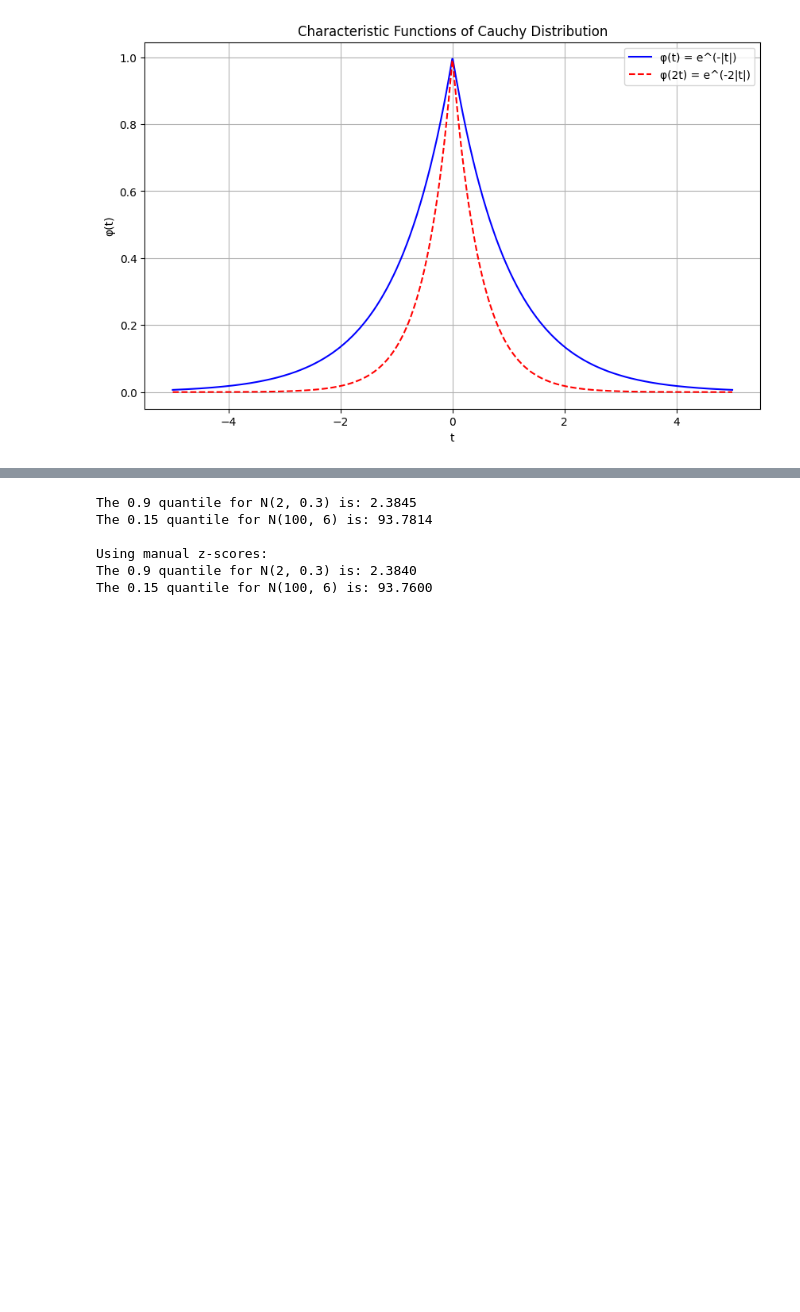
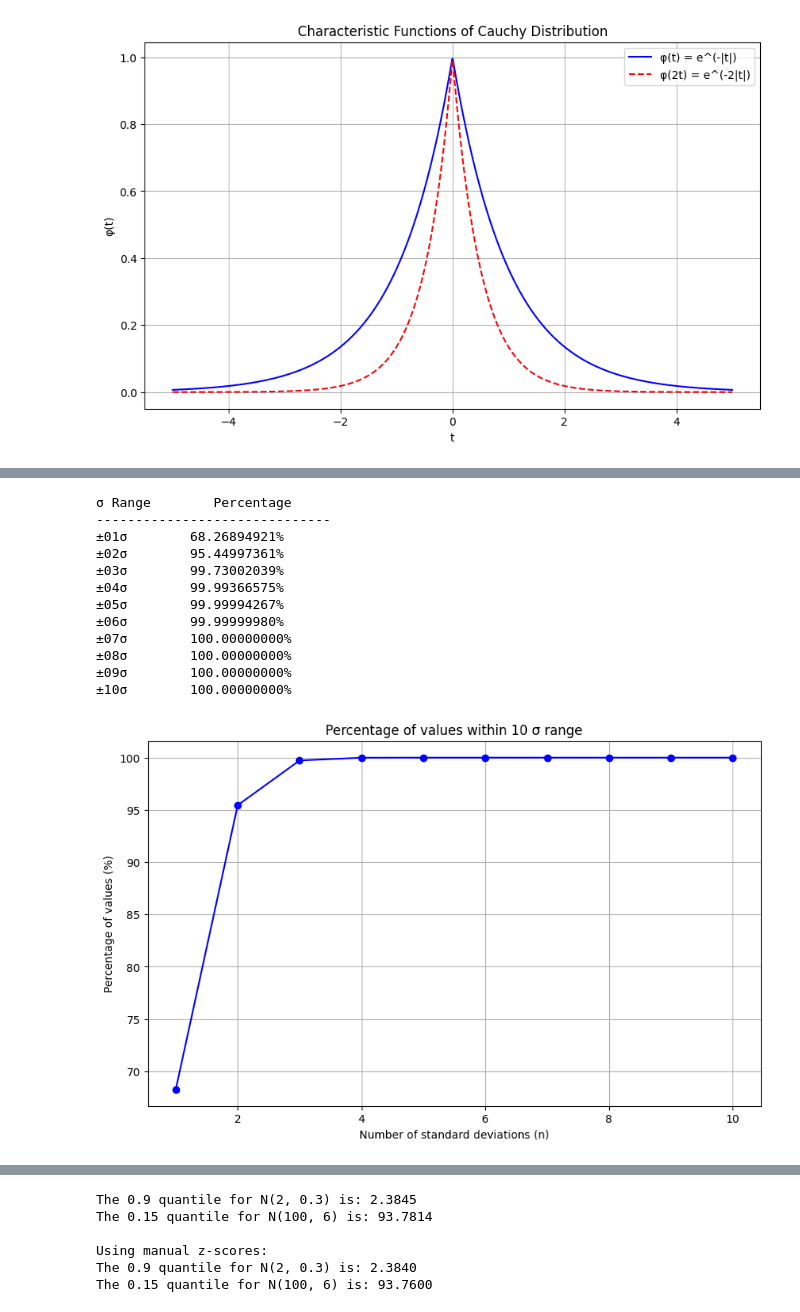
Before and after one commit to kubaq215/Risk-management, a Jupyter notebook: note1.ipynb, the cells around one changed output, grey strips where cells are left out. Cells and saved outputs as stored; diff of their text form; code cells hidden in the pictures; blank space fills up the shorter version.

```diff
--- a/note1.ipynb
+++ b/note1.ipynb
@@ -65,6 +62,48 @@ with scale parameter 2, which is e^(-2|t|)
 [figure]
 # %% [markdown]
 ![zad3.png](images/note1/zad3.png)
+# %%
+def gaussian_percentage_in_range(mu, sigma, n_sigmas):
+    sigmas = np.arange(1, n_sigmas + 1)
+    percentages = []
+
+    for k in sigmas:
+        # norm.cdf = gotowa funckja na odwrotnosc dystrybuanty, różnica: upper - lower daje prawdopodobieństwo znalezienia się wartości w przedziale dolnej i gornej granicy
+        lower = stats.norm.cdf(mu - k*sigma, mu, sigma)
+        upper = stats.norm.cdf(mu + k*sigma, mu, sigma)
+        percentage = (upper - lower) * 100
+        percentages.append(percentage)
+
+    return sigmas, percentages
+
+sigmas, percentages = gaussian_percentage_in_range(0, 1, 10)
+
+print("σ Range        Percentage")
+print("-" * 30)
+for k, p in zip(sigmas, percentages):
+    print(f"±{str(k).zfill(2)}σ        {p:10.8f}%")
+
+plt.figure(figsize=(10, 6))
+plt.plot(sigmas, percentages, 'bo-')
+plt.grid(True)
+plt.title('Percentage of values within 10 σ range')
+plt.xlabel('Number of standard deviations (n)')
+plt.ylabel('Percentage of values (%)')
+plt.show()
+# %% [output]
+σ Range        Percentage
+------------------------------
+±01σ        68.26894921%
+±02σ        95.44997361%
+±03σ        99.73002039%
+±04σ        99.99366575%
+±05σ        99.99994267%
+±06σ        99.99999980%
+±07σ        100.00000000%
+±08σ        100.00000000%
+±09σ        100.00000000%
+±10σ        100.00000000%
+[figure, added]
 # %% [markdown]
 ![zad4.png](images/note1/zad4.png)
 # %%
```
Also changed, not shown: parts of 2 cells of this notebook.
